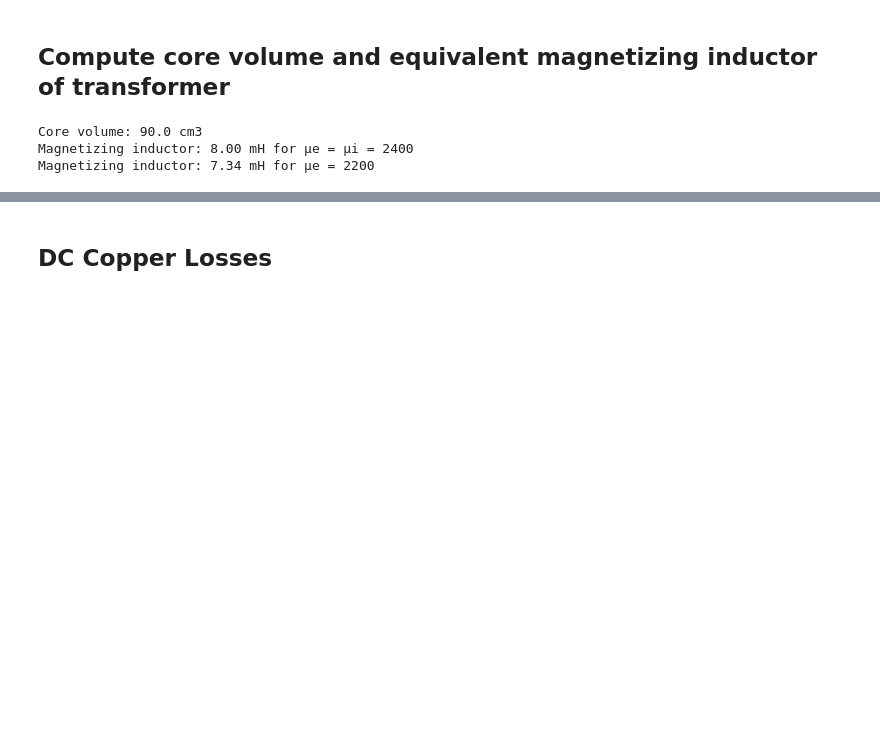
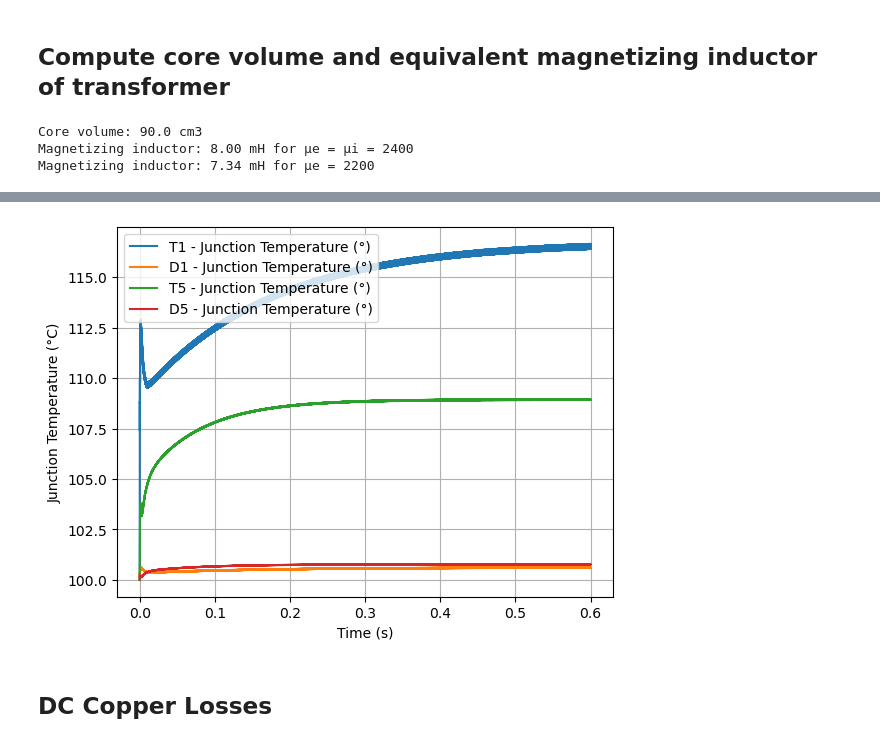
Before and after one commit to aesim-tech/simba-python-examples, a Jupyter notebook: 47. Magnetic Loss in DAB/dual_active_bridge_ti.ipynb, the cells around one changed output, grey strips where cells are left out. Drawn from its saved outputs; the diff is of its cells as text; code cells hidden in the pictures; blank space fills up the shorter version.

```diff
--- a/47. Magnetic Loss in DAB/dual_active_bridge_ti.ipynb
+++ b/47. Magnetic Loss in DAB/dual_active_bridge_ti.ipynb
@@ -93,20 +31,15 @@ is 0 mW / cm3
 ## Compute core volume and equivalent magnetizing inductor of transformer
 # %%
 # Compute transformer volume based on 2 E-core E64/18/50
-base = 64 * 50 * 9
-legs = 2 * (18 * 50 * 9)                    # 1 central leg and 2 side legs equivalent to 2 central legs
-single_ecore_volume = base + legs           # volume of 1 e-core (mm3)
-core_volume = 2 * single_ecore_volume       # volume of 2 e-cores (mm3)
+core_volume = 2 * tools.compute_single_ecore_volume(64, 18, 50)
 print(f'Core volume: {core_volume / 1e3 :0.1f} cm3')
 
 # Compute equivalent magnetizing inductor
 Ac = 0.000516                               # core section m²
 Le = 0.112                                  # magnetic path length (m)
-ur = np.array([2400, 2200])                  # relative permeability µi and µe
-uo = 4 * np.pi * 1e-7
-R = Le / Ac / (uo * ur)
+ur = [2400, 2200]                           # relative permeability µi and µe
 Npri = 24
-Lm = Npri**2 / R
+Lm = tools.compute_equivalent_Lm(Npri, Le, Ac, ur)
 print(f'Magnetizing inductor: {Lm[0] * 1e3:.2f} mH for µe = µi = {ur[0]}')
 print(f'Magnetizing inductor: {Lm[1] * 1e3:.2f} mH for µe = {ur[1]}')
 # %% [output]
@@ -189 +51,12 @@ Design Loaded: 2- ElectroMagnetoThermal Model - OpenLoop
+# %%
+# Parameters
+Vin = 800
+fsw = 100e3
+phase_shift = 23
+Rlk = 23e-3
+Rpri = 43e-3
+Rsec = 16e-3
+
+# Simulate
+res = tools.run_simulation(Vin, fsw, phase_shift, Lm[0], Rlk, Rpri, Rsec)
 # %% [markdown]
@@ -202,0 +64,3 @@ Total Powerswitch Loss: 126.39 W
+# %%
+powerswitch_loss = tools.compute_powerswitch_losses(res)
+# %% [output]
@@ -203,2 +68,3 @@ Total Powerswitch Loss: 126.39 W
+[figure, added]
 # %% [markdown]
 ## DC Copper Losses
```
Also changed, not shown: parts of 22 cells of this notebook, 3 other files.
